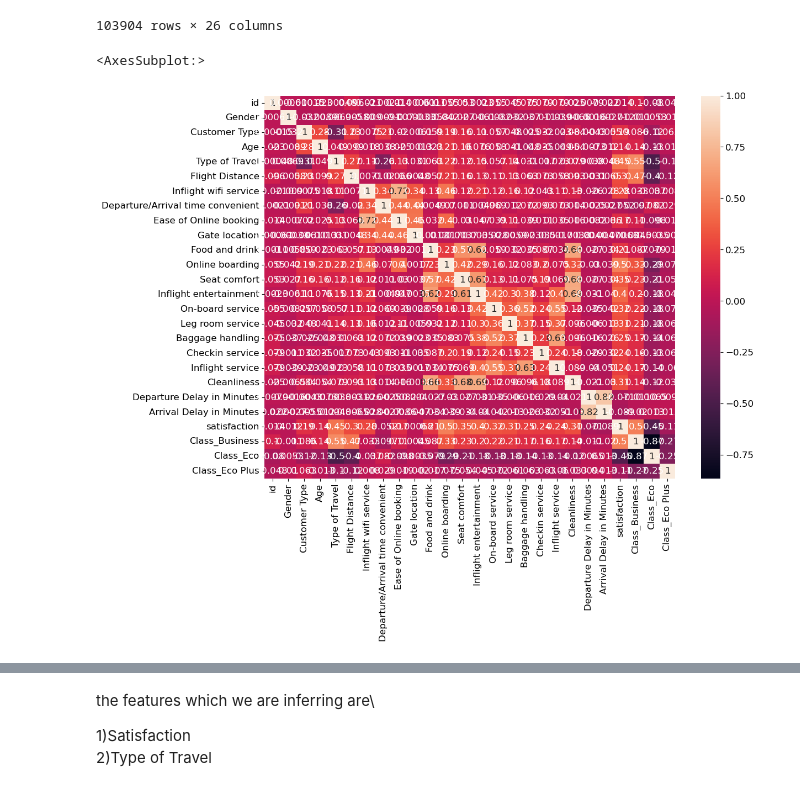
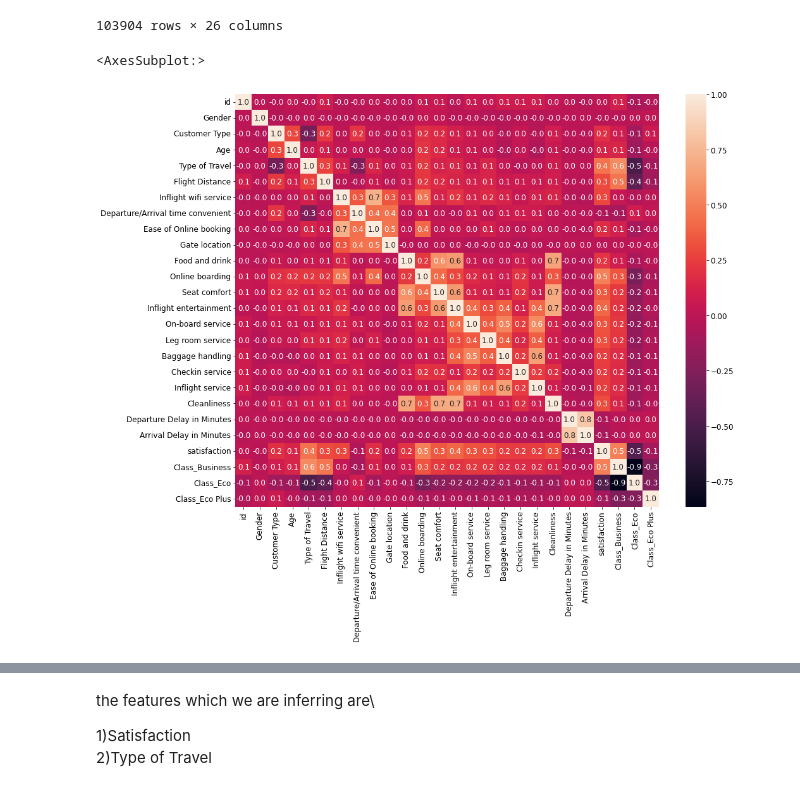
Before and after one commit to ChrisAlex2104/Modeling-and-Inferring-Airline-Passenger-Satisfaction, a Jupyter notebook: Probabilistic models Final Project.ipynb, the cells around one changed output, grey strips where cells are left out. Saved outputs shown, nothing was run; the diff lists cells and outputs as text; code cells hidden in the pictures.

```diff
--- a/Probabilistic models Final Project.ipynb
+++ b/Probabilistic models Final Project.ipynb
@@ -16,5 +16,5 @@ warnings.filterwarnings("ignore")
 import zipfile
 import os
 # Plot settings
-plt.rcParams['figure.figsize'] = (12, 9)
+plt.rcParams['figure.figsize'] = (15, 12)
 plt.rcParams['font.size'] = 12
@@ -147,10 +136,10 @@ data=data.drop_duplicates()
 # %%
 corrMatrix = data.corr()
 #print(corrMatrix)
-sns.heatmap(corrMatrix, annot=True,)
+sns.heatmap(corrMatrix, annot=True,fmt=".1f")
 # %% [output]
 <AxesSubplot:>
-[figure, old version]
+[figure, new version]
 # %%
 data1=data_raw.loc[:, ['Type of Travel', 'Inflight wifi service',
        'Ease of Online booking', 'Food and drink', 'Online boarding', 'On-board service',
```
Also changed, not shown: parts of 45 cells of this notebook.
